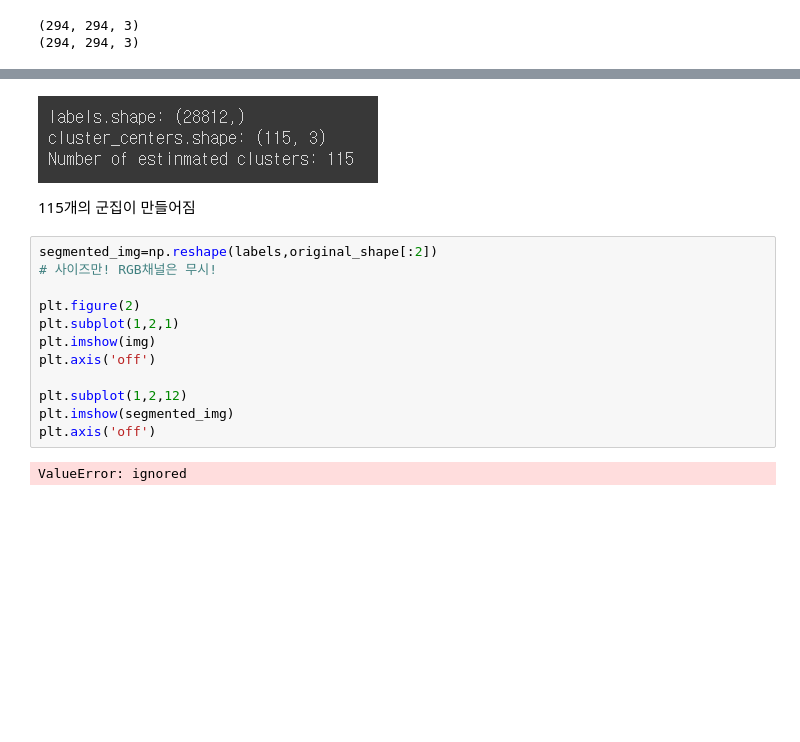
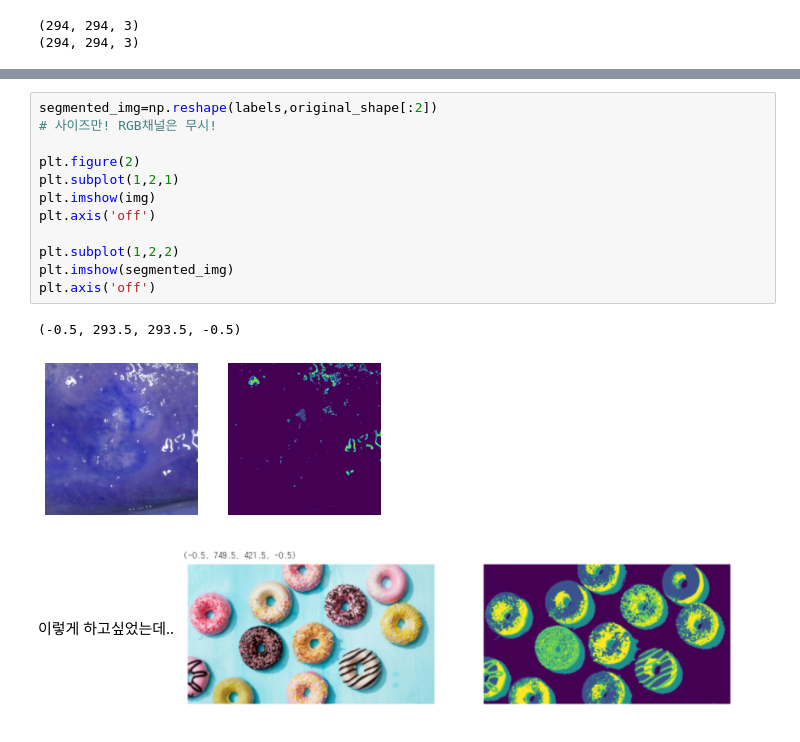
Before and after one commit to leekate/2020-ctrc-OralCancer-Classification-project, a Jupyter notebook: Oral_Detect_mean_shiftAlgorithm.ipynb, the cells around one changed output, grey strips where cells are left out. Drawn from its saved outputs; the diff is of its cells as text; blank space fills up the shorter version.

```diff
--- a/Oral_Detect_mean_shiftAlgorithm.ipynb
+++ b/Oral_Detect_mean_shiftAlgorithm.ipynb
@@ -82,18 +82,18 @@ Number of estinmated clusters: 115
+# %%
+segmented_img=np.reshape(labels,original_shape[:2])
+# 사이즈만! RGB채널은 무시!
+
+plt.figure(2)
+plt.subplot(1,2,1)
+plt.imshow(img)
+plt.axis('off')
+
+plt.subplot(1,2,2)
+plt.imshow(segmented_img)
+plt.axis('off')
+# %% [output]
+(-0.5, 293.5, 293.5, -0.5)
+[figure, added]
 # %% [markdown]
-![meanShift.PNG](embedded-picture-1-old)
-
-115개의 군집이 만들어짐
+이렇게 하고싶었는데..
+![도넛 예시.PNG](embedded-picture-1-new)
-# %%
-segmented_img=np.reshape(labels,original_shape[:2])
-# 사이즈만! RGB채널은 무시!
-
-plt.figure(2)
-plt.subplot(1,2,1)
-plt.imshow(img)
-plt.axis('off')
-
-plt.subplot(1,2,12)
-plt.imshow(segmented_img)
-plt.axis('off')
-# %% [output]
-ValueError: ignored
```
Also changed, not shown: parts of 5 cells of this notebook.
